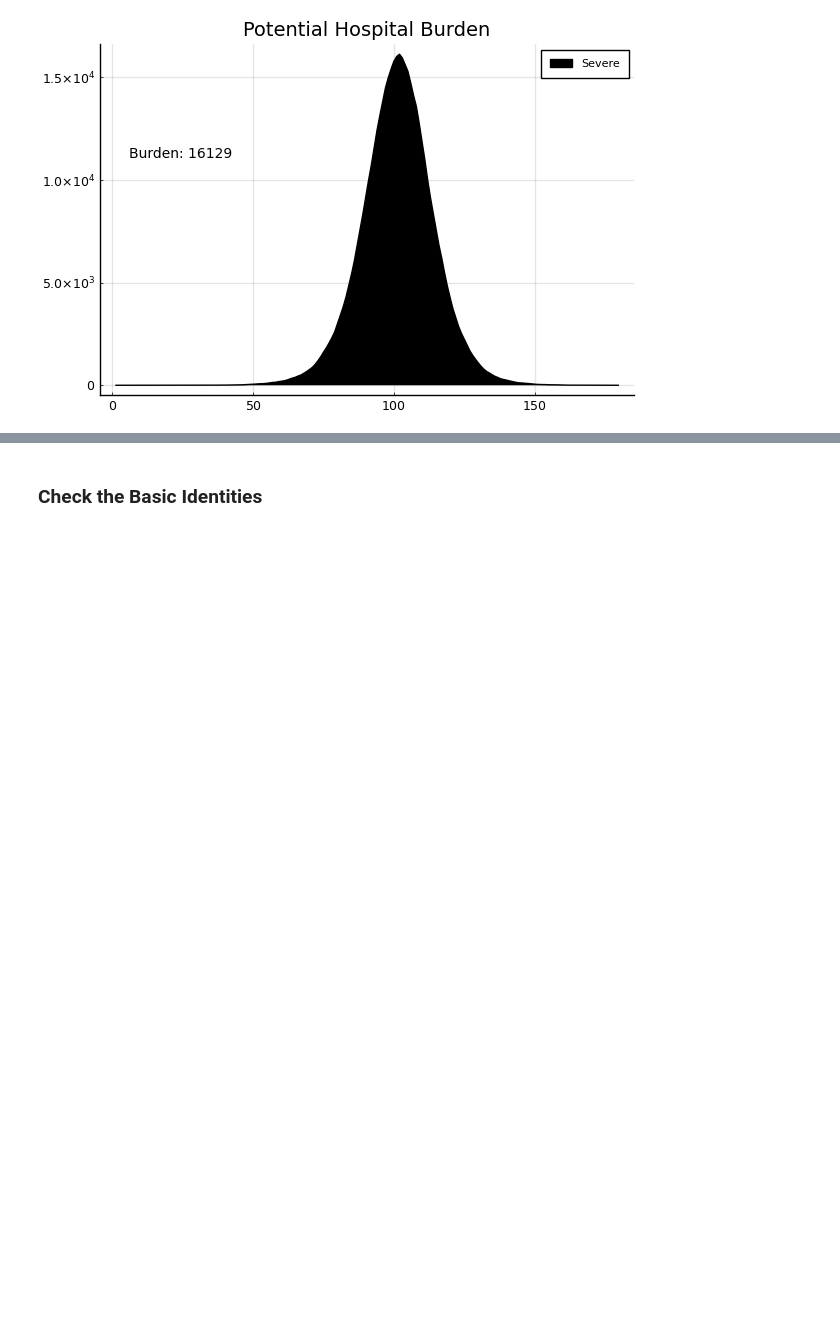
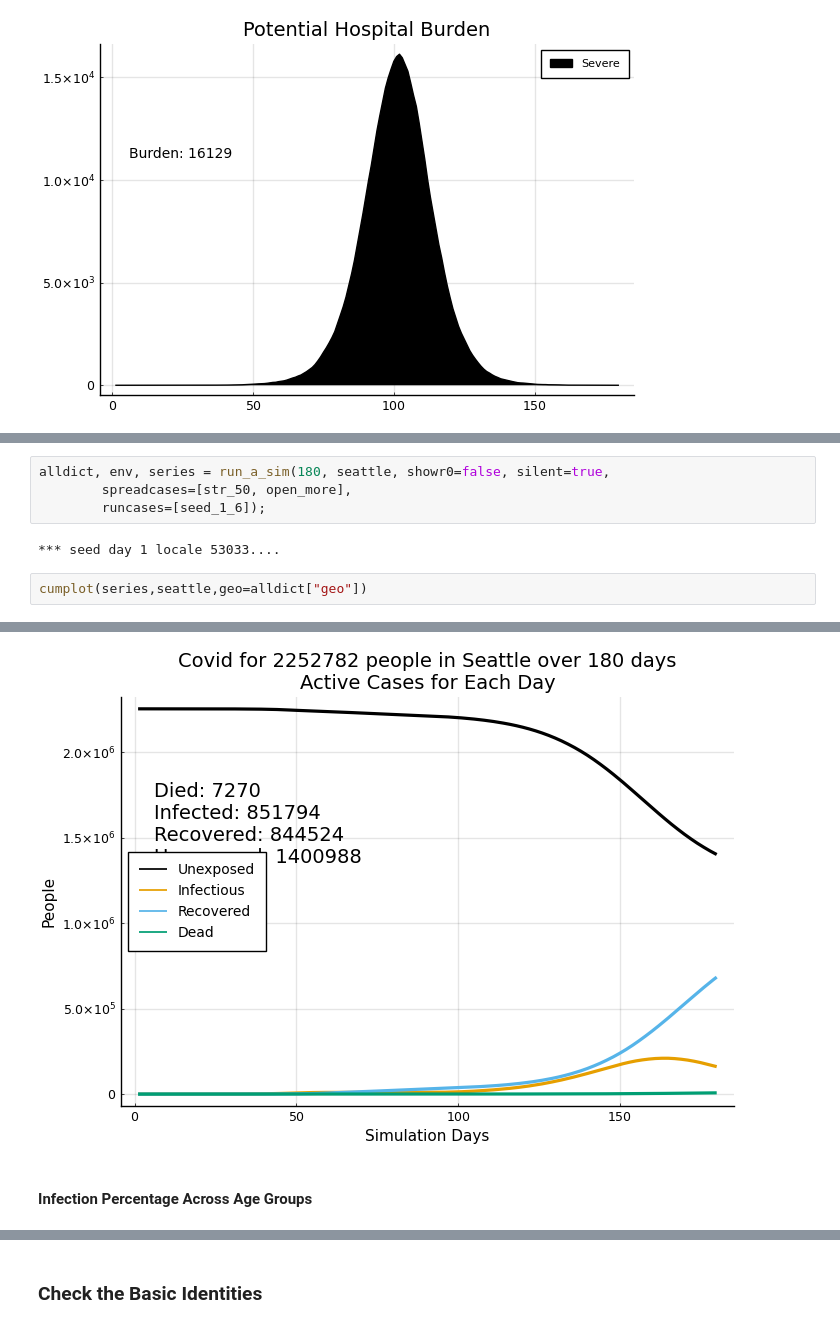
Before and after one commit to lewisl/CovidSim, a Jupyter notebook: notebooks/category_plots-group.ipynb, the cells around one changed output, grey strips where cells are left out. Saved outputs shown, nothing was run; the diff lists cells and outputs as text; blank space fills up the shorter version.

```diff
--- a/notebooks/category_plots-group.ipynb
+++ b/notebooks/category_plots-group.ipynb
@@ -216,0 +252,9 @@ annotate!((6,half_yscale,Plots.text("Burden: $maxsevere", 10, :left)))
+# %%
+alldict, env, series = run_a_sim(180, seattle, showr0=false, silent=true,
+        spreadcases=[str_50, open_more],
+        runcases=[seed_1_6]);
+# %% [output]
+*** seed day 1 locale 53033....
+# %%
+cumplot(series,seattle,geo=alldict["geo"])
+# %% [output]
@@ -216,0 +263,3 @@ annotate!((6,half_yscale,Plots.text("Burden: $maxsevere", 10, :left)))
+[figure, added]
+# %% [markdown]
+#### Infection Percentage Across Age Groups
```
Also changed, not shown: parts of 31 cells of this notebook, 1 other file.
